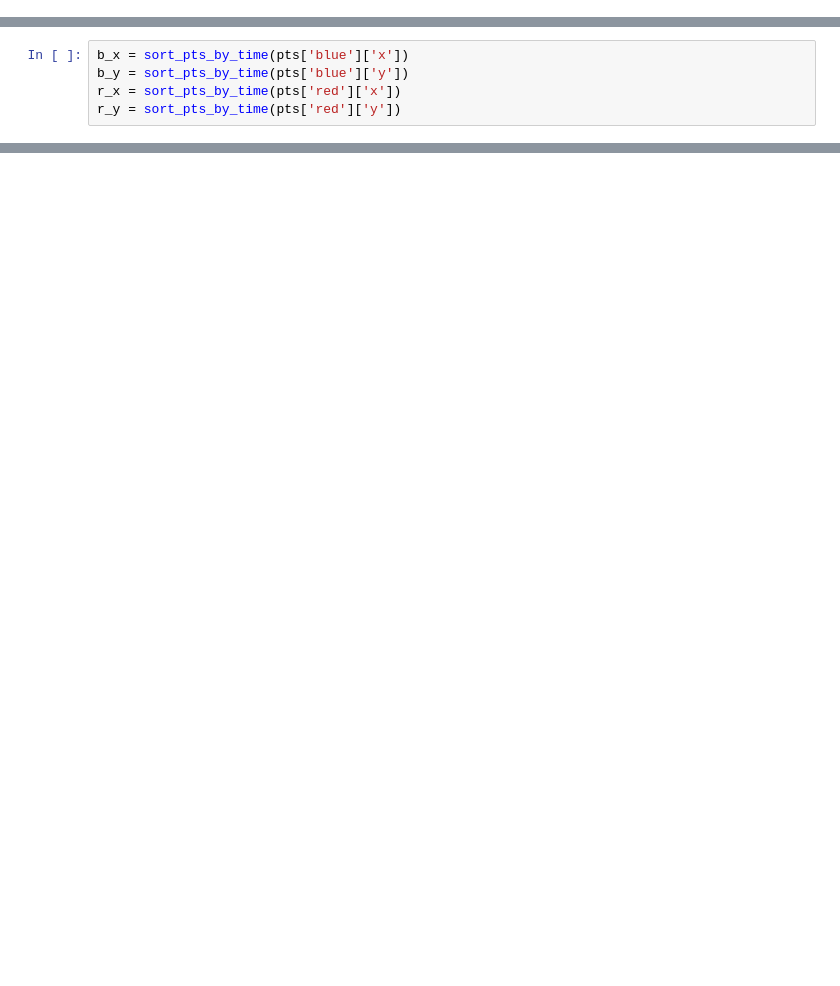
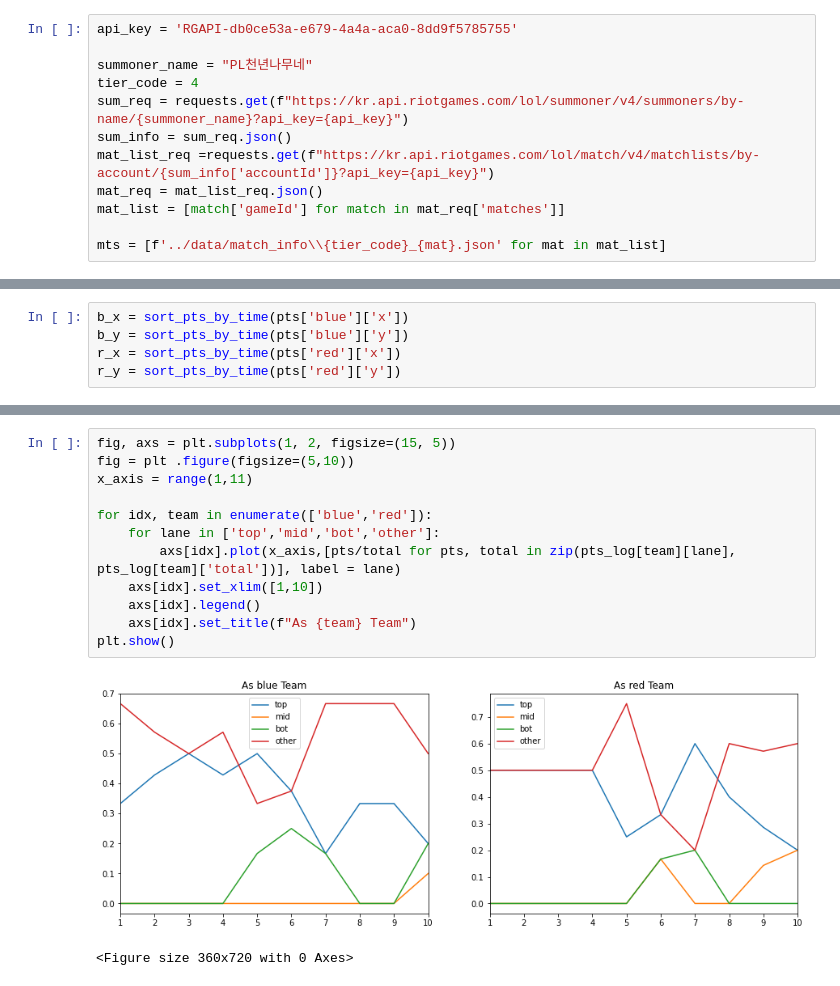
Before and after one commit to Won-Ryeol/LOL---jungler-farming-route-analysis, a Jupyter notebook: Jungler_Analysis.ipynb, the cells around one changed output, grey strips where cells are left out. Cells and saved outputs as stored; diff of their text form; blank space fills up the shorter version.

```diff
--- a/Jungler_Analysis.ipynb
+++ b/Jungler_Analysis.ipynb
@@ -316,0 +287,12 @@ Searching Tier Code 1
+# %%
+api_key = 'RGAPI-db0ce53a-e679-4a4a-aca0-8dd9f5785755'
+
+summoner_name = "PL천년나무네"
+tier_code = 4
+sum_req = requests.get(f"https://kr.api.riotgames.com/lol/summoner/v4/summoners/by-name/{summoner_name}?api_key={api_key}")
+sum_info = sum_req.json()
+mat_list_req =requests.get(f"https://kr.api.riotgames.com/lol/match/v4/matchlists/by-account/{sum_info['accountId']}?api_key={api_key}")
+mat_req = mat_list_req.json()
+mat_list = [match['gameId'] for match in mat_req['matches']]
+
+mts = [f'../data/match_info\\{tier_code}_{mat}.json' for mat in mat_list]
@@ -362,0 +413,15 @@ for frame in range(10):
+# %%
+fig, axs = plt.subplots(1, 2, figsize=(15, 5))
+fig = plt .figure(figsize=(5,10))
+x_axis = range(1,11)
+
+for idx, team in enumerate(['blue','red']):
+    for lane in ['top','mid','bot','other']:
+        axs[idx].plot(x_axis,[pts/total for pts, total in zip(pts_log[team][lane], pts_log[team]['total'])], label = lane)
+    axs[idx].set_xlim([1,10])
+    axs[idx].legend()
+    axs[idx].set_title(f"As {team} Team")
+plt.show()
+# %% [output]
+[figure, added]
+<Figure size 360x720 with 0 Axes>
```
Also changed, not shown: parts of 22 cells of this notebook, 1 other file.
